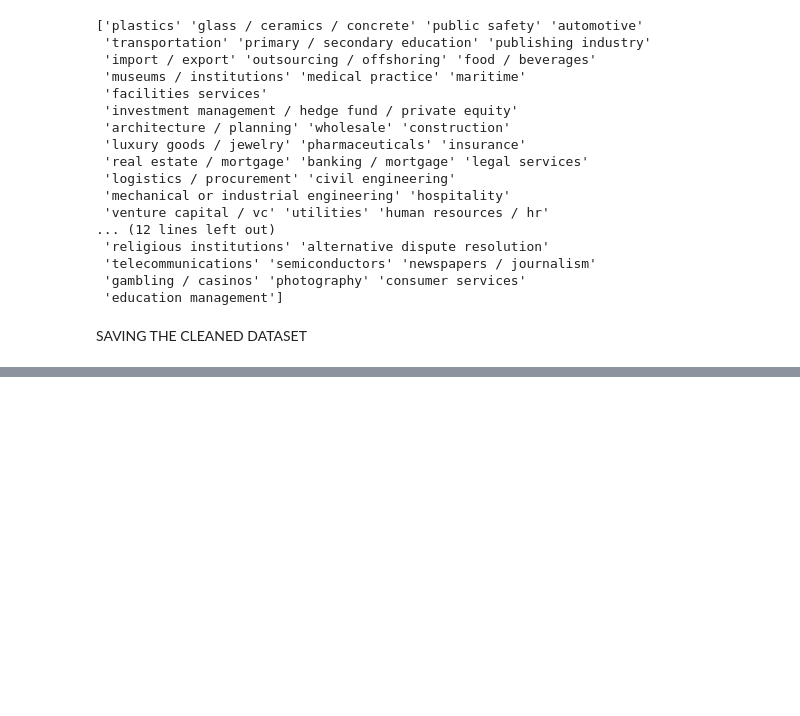
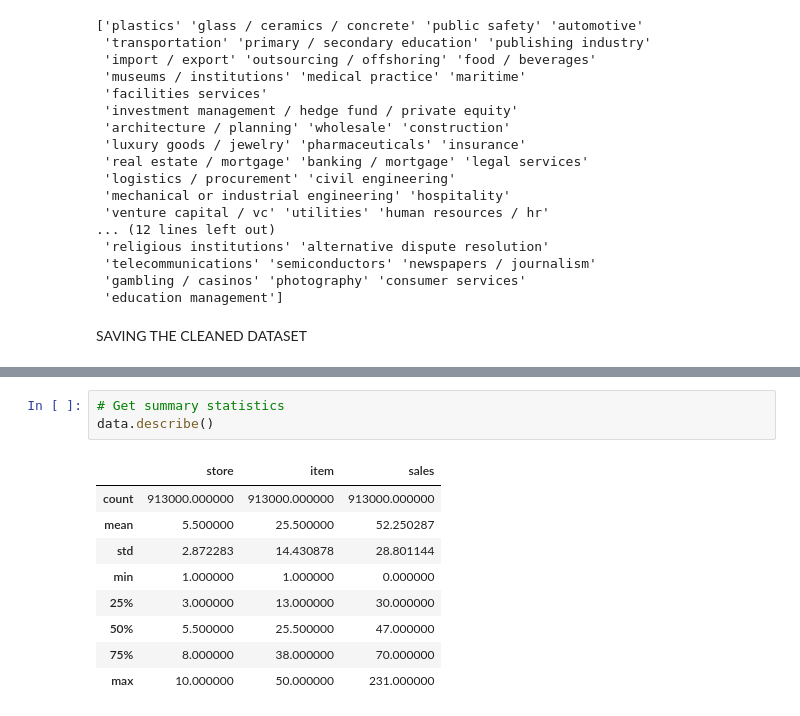
Before and after one commit to deepavarshini09/SoftNexisTechnology_Tasks, a Jupyter notebook: task1_snt.ipynb, the cells around one changed output, grey strips where cells are left out. Drawn from its saved outputs; the diff is of its cells as text; blank space fills up the shorter version.

```diff
--- a/task1_snt.ipynb
+++ b/task1_snt.ipynb
@@ -550,0 +591,13 @@ Saved as 'cleaned_organizations.csv'
+# %%
+# Get summary statistics
+data.describe()
+# %% [output]
+|  | store | item | sales |
+| count | 913000.000000 | 913000.000000 | 913000.000000 |
+| mean | 5.500000 | 25.500000 | 52.250287 |
+| std | 2.872283 | 14.430878 | 28.801144 |
+| min | 1.000000 | 1.000000 | 0.000000 |
+| 25% | 3.000000 | 13.000000 | 30.000000 |
+| 50% | 5.500000 | 25.500000 | 47.000000 |
+| 75% | 8.000000 | 38.000000 | 70.000000 |
+| max | 10.000000 | 50.000000 | 231.000000 |
```
Also changed, not shown: parts of 16 cells of this notebook.
